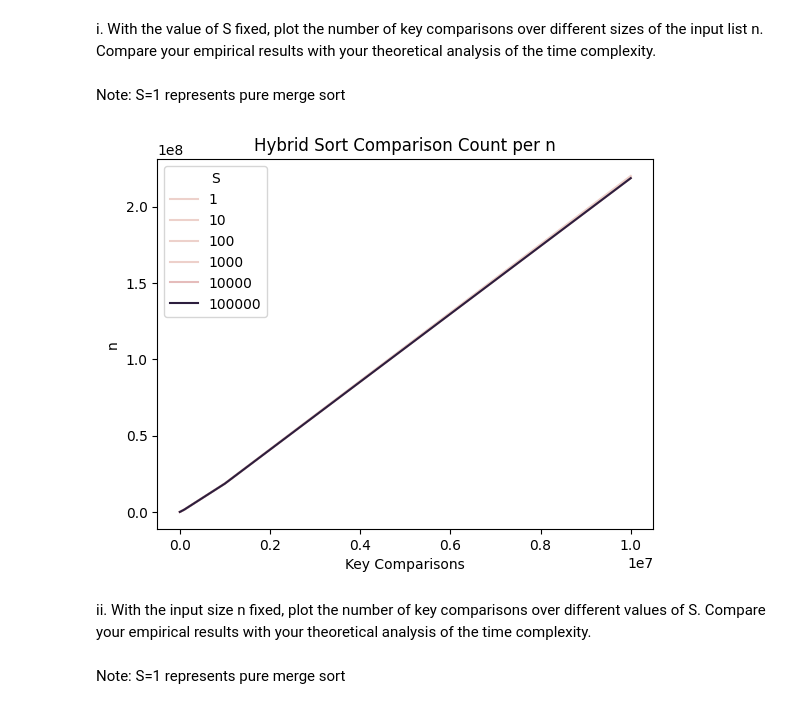
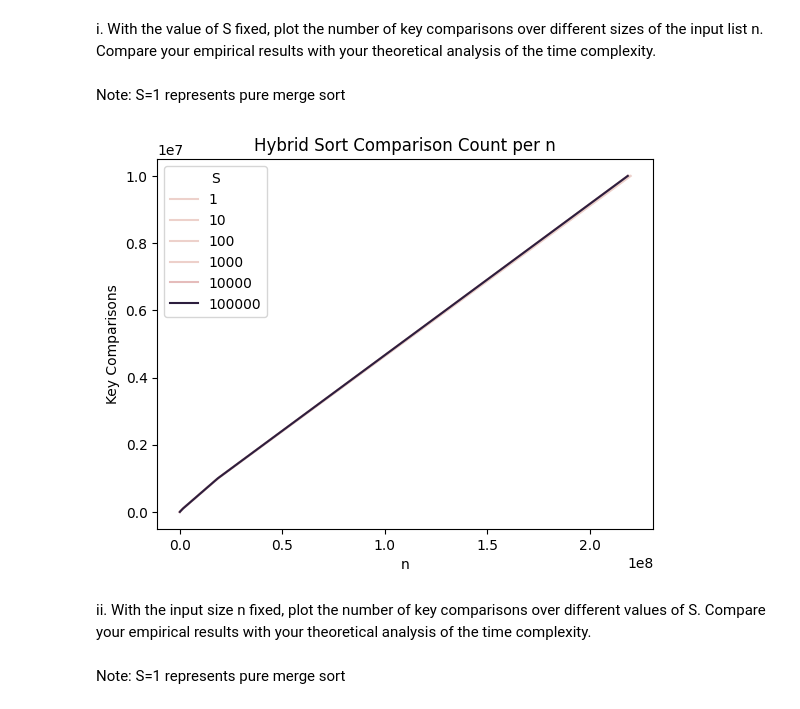
Before and after one commit to LEPK02/sc2001, a Jupyter notebook: Example Class 1/Project_1.ipynb, the cells around one changed output. Drawn from its saved outputs; the diff is of its cells as text; code cells hidden in the pictures.

```diff
--- a/Example Class 1/Project_1.ipynb
+++ b/Example Class 1/Project_1.ipynb
@@ -250,20 +240,20 @@ Note: S=1 represents pure merge sort
 # %%
 plot_1 = sns.lineplot(
     data=df,
-    x="dataset_size",
-    y="key_comparisons",
+    x="key_comparisons",
+    y="dataset_size",
     hue="insert_sort_threshold"
 )
 plot_1.set(
-    xlabel ="Key Comparisons",
-    ylabel = "n",
+    xlabel = "n",
+    ylabel ="Key Comparisons",
     title ='Hybrid Sort Comparison Count per n'
 )
 
 plt.legend(title="S")
 plt.show()
 # %% [output]
-[figure, old version]
+[figure, new version]
 # %% [markdown]
 ii. With the input size n fixed, plot the number of key comparisons over
 different values of S. Compare your empirical results with your
```
Also changed, not shown: parts of 4 cells of this notebook.
